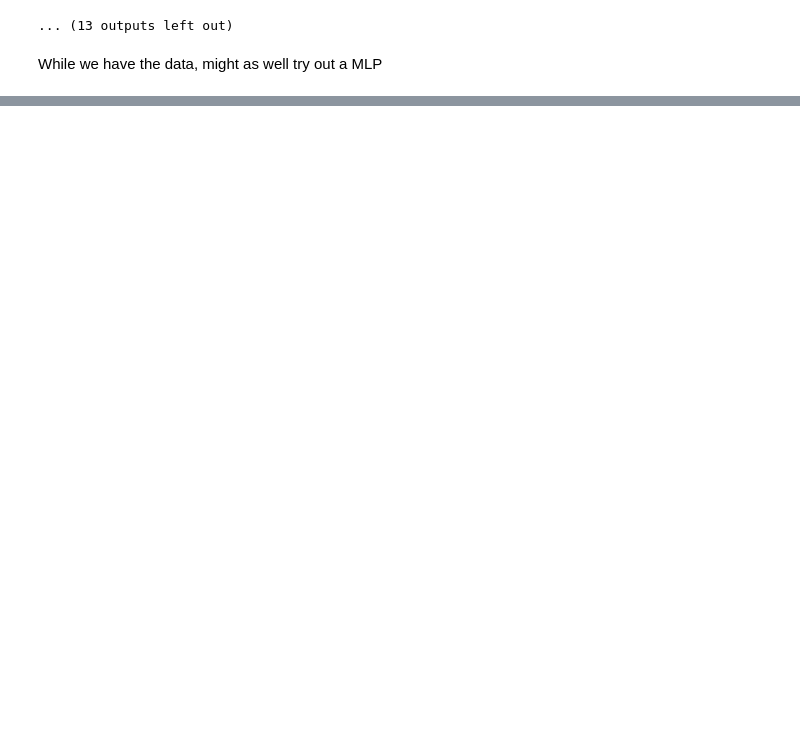
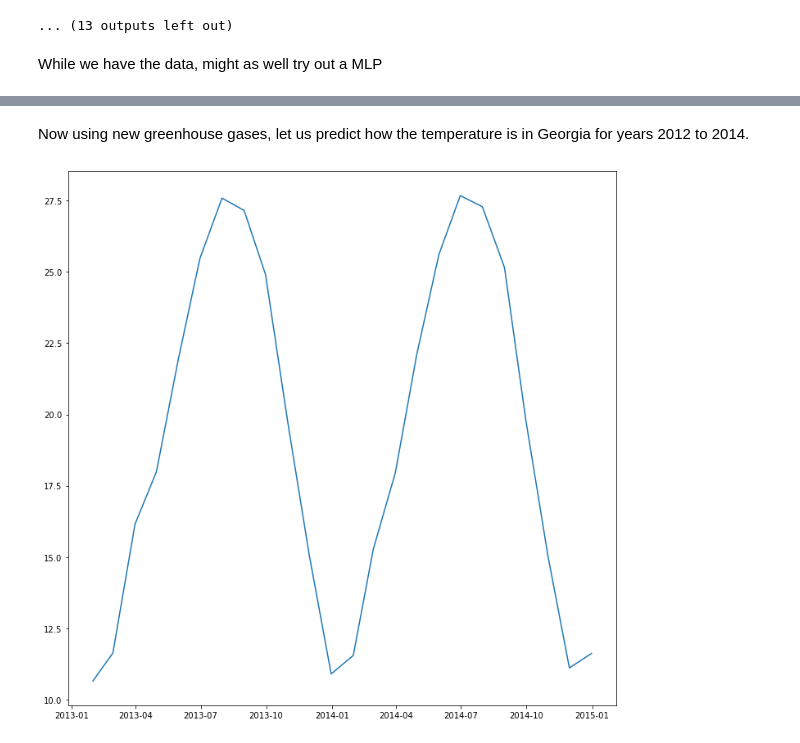
Before and after one commit to Scare983/ClimateChangeMLSimulation, a Jupyter notebook: Analysis.ipynb, the cells around one changed output, grey strips where cells are left out. Cells and saved outputs as stored; diff of their text form; code cells hidden in the pictures; blank space fills up the shorter version.

```diff
--- a/Analysis.ipynb
+++ b/Analysis.ipynb
@@ -784,0 +746,18 @@ Name: AverageTemperature, Length: 10897, dtype: float64
+# %%
+linearRegressionArray = []
+from sklearn.linear_model import LinearRegression
+i = 1
+listPredicted = []
+listActual = []
+for df in monthData:
+    x =  df[df.columns[1:]]
+    y = df[df.columns[0]]
+    X_train, X_test, y_train, y_test = train_test_split(x, y, test_size=0.8, random_state=42)
+    linModel = LinearRegression()
+    linModel.fit(X_train, y_train)
+    linearRegressionArray.append(linModel)
+    print('Month: {}, R^2 Score: {}'.format(i,linModel.score(X_test,y_test)))
+    listPredicted.append(linModel.predict(X_test))
+    listActual.append(y_test)
+    print('MSE {}'.format(MSE(y_test, linModel.predict(X_test))))
+    i+=1
@@ -784,0 +782,15 @@ Name: AverageTemperature, Length: 10897, dtype: float64
+# %% [markdown]
+Now using new greenhouse gases, let us predict how the temperature is in Georgia for years 2012 to 2014.
+# %%
+i = 0
+predicted = []
+for index,row  in allTest1.iterrows():
+    predicted.append(linearRegressionArray[i].predict(np.array(row).reshape(1,-1)))
+    i+=1
+    if i == 11:
+        i=0
+plt.figure(figsize=(12,12))
+plt.plot(allTest.index, predicted)
+plt.show()
+# %% [output]
+[figure, added]
```
Also changed, not shown: parts of 27 cells of this notebook, 1 other file.
